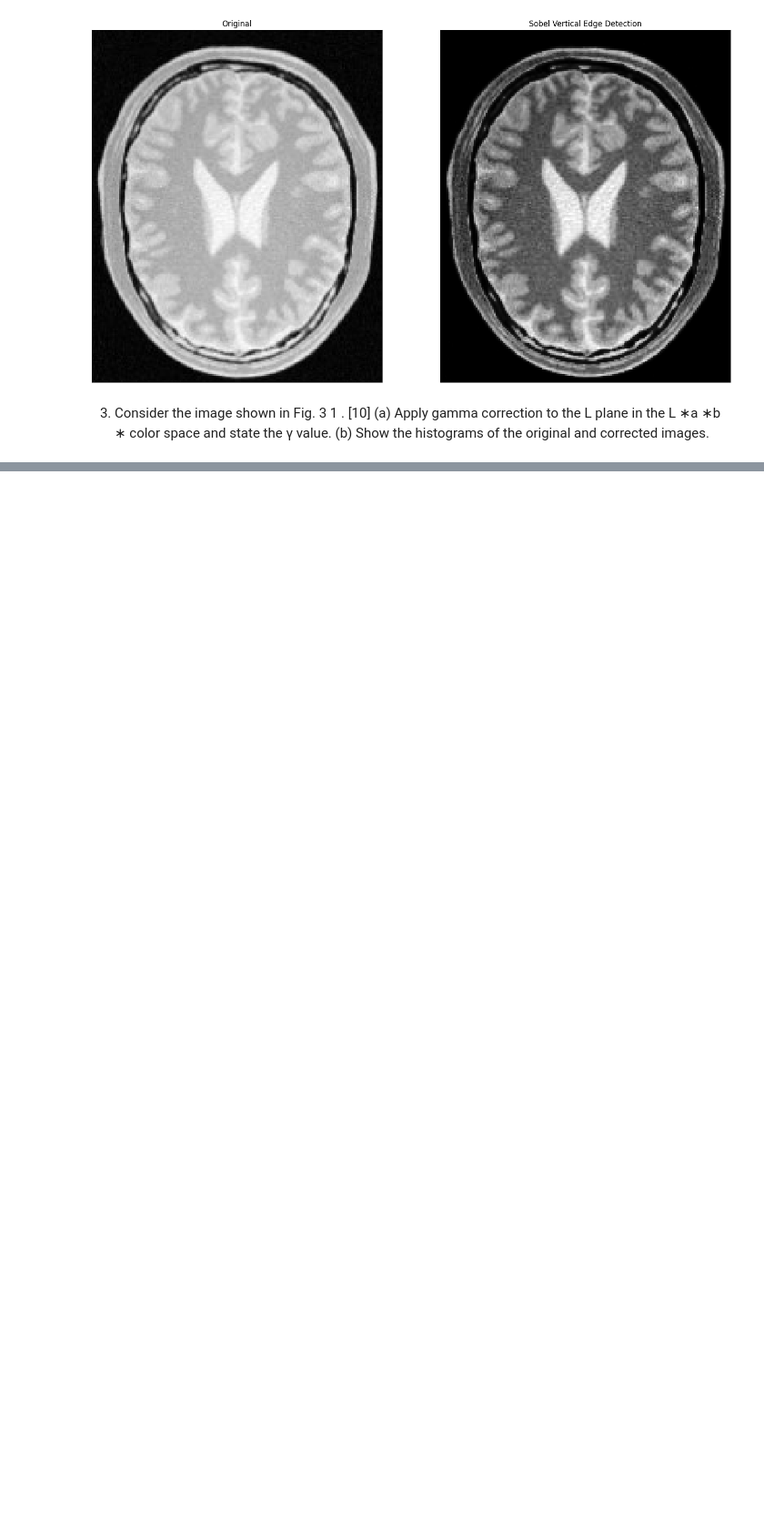
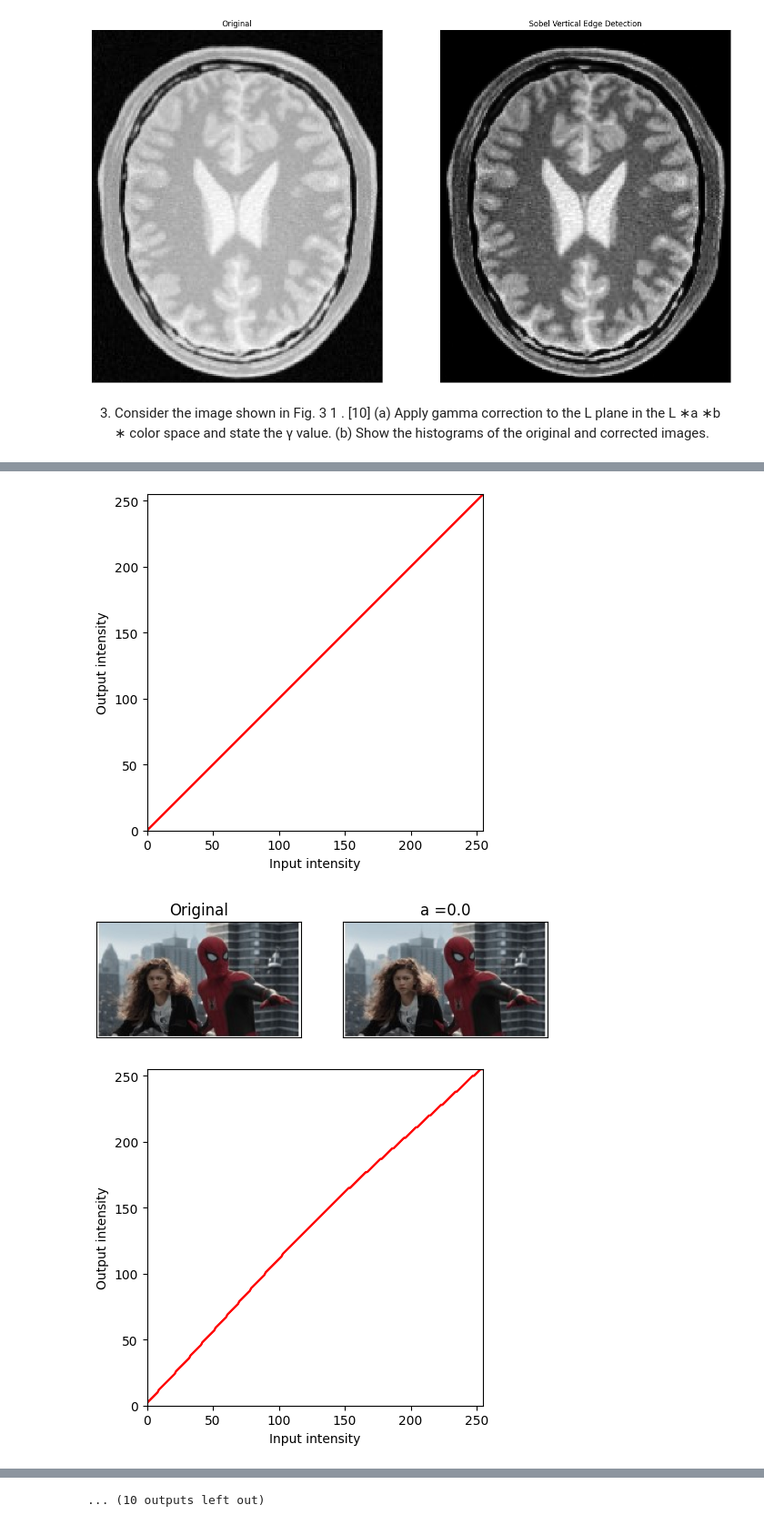
Before and after one commit to PRABUDDHIKAMWR/EN3160-Image_Processing_and_Machine_Vision, a Jupyter notebook: ass1.ipynb, the cells around one changed output, grey strips where cells are left out. Shown at 91% size. Cells and saved outputs as stored; diff of their text form; code cells hidden in the pictures; blank space fills up the shorter version.

```diff
--- a/ass1.ipynb
+++ b/ass1.ipynb
@@ -151,0 +234,51 @@ assert im1 is not None
+# %%
+%matplotlib inline
+import cv2 as cv
+import numpy as np
+import matplotlib.pyplot as plt
+import math
+
+
+img_orig = cv.imread("F:/Sem5/1-Image Processing & Machine Vision(EN3160)/test/q4.jpg",cv.IMREAD_COLOR)
+assert img_orig is not None
+img_orig1 = cv.cvtColor(img_orig, cv.COLOR_BGR2RGB)
+img_orig = cv.cvtColor(img_orig, cv.COLOR_BGR2HSV)
+img_H, img_S, img_V = cv.split(img_orig)
+
+sigma = 70
+sequence = [i*.1 for i in range(0,11)]
+
+for i, a in enumerate(sequence):
+
+    transform = np.array([min((j+(128*a*math.exp(-((j-128)**2)/(2*(sigma**2))))),255) for j in np.arange(0,256)]).astype(np.uint8)
+    img_S_trans = cv.LUT(img_S, transform)
+    img_trans = cv.merge([img_H, img_S_trans, img_V])
+    img_trans1 = cv.cvtColor(img_trans, cv.COLOR_HSV2RGB)
+
+    fig1, ax1 = plt.subplots()
+    ax1.plot(transform, color='red')
+    ax1.set_xlabel(r'Input intensity')
+    ax1.set_ylabel('Output intensity')
+    ax1.set_xlim(0, 255)
+    ax1.set_ylim(0, 255)
+    ax1.set_aspect('equal')
+    ax1.plot(transform, color='red')
+    ax1.set_aspect('equal')
+
+    fig, ax = plt.subplots(1, 2)
+    ax[1].imshow(img_trans1, cmap='gray')
+    ax[1].set_title('a ='+str(a))
+    ax[1].set_xticks([]), ax[1].set_yticks([])
+
+    ax[0].imshow(img_orig1, cmap='gray')
+    ax[0].set_title('Original')
+    ax[0].set_xticks([]), ax[0].set_yticks([])
+
+
+    plt.savefig('transform.png')
+    plt.grid(True)
+    plt.show()
+# %% [output]
+[figure, added]
+[figure, added]
+[figure, added]
@@ -151,0 +294 @@ assert im1 is not None
+... (10 outputs left out)
```
Also changed, not shown: parts of 9 cells of this notebook.
